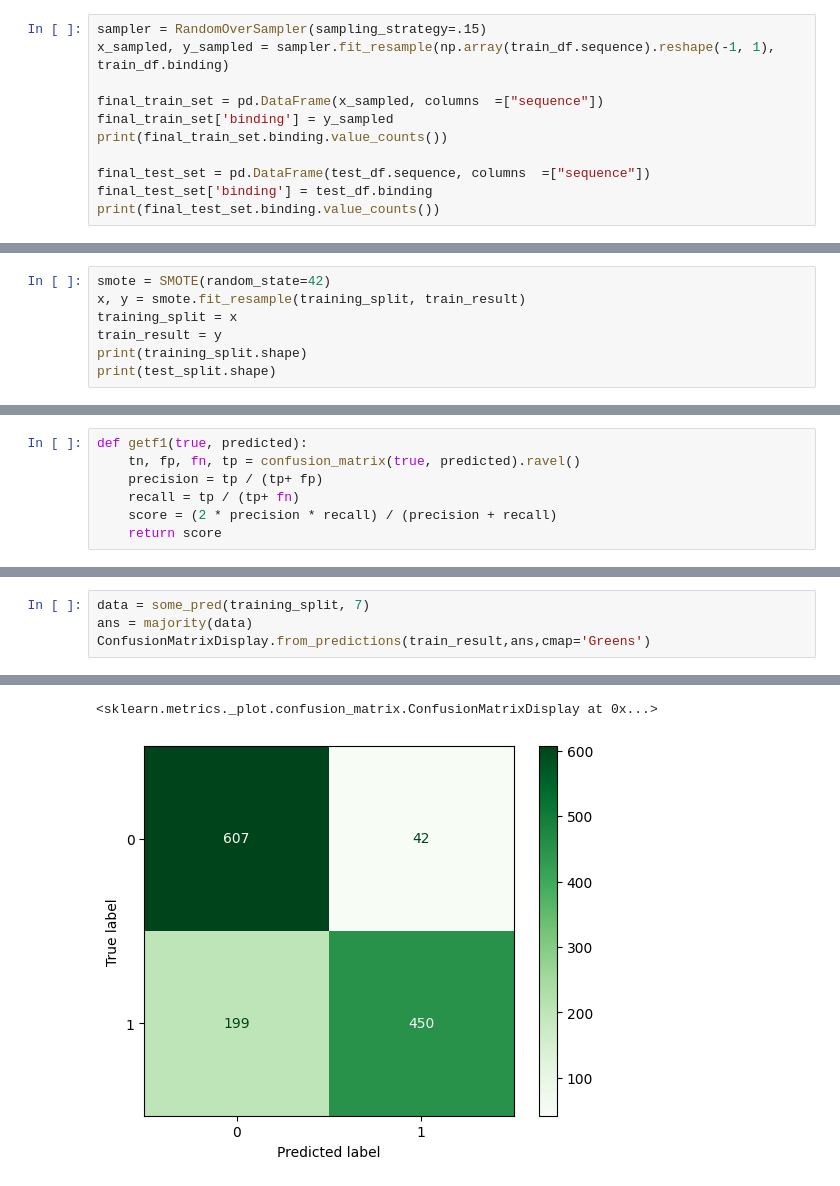
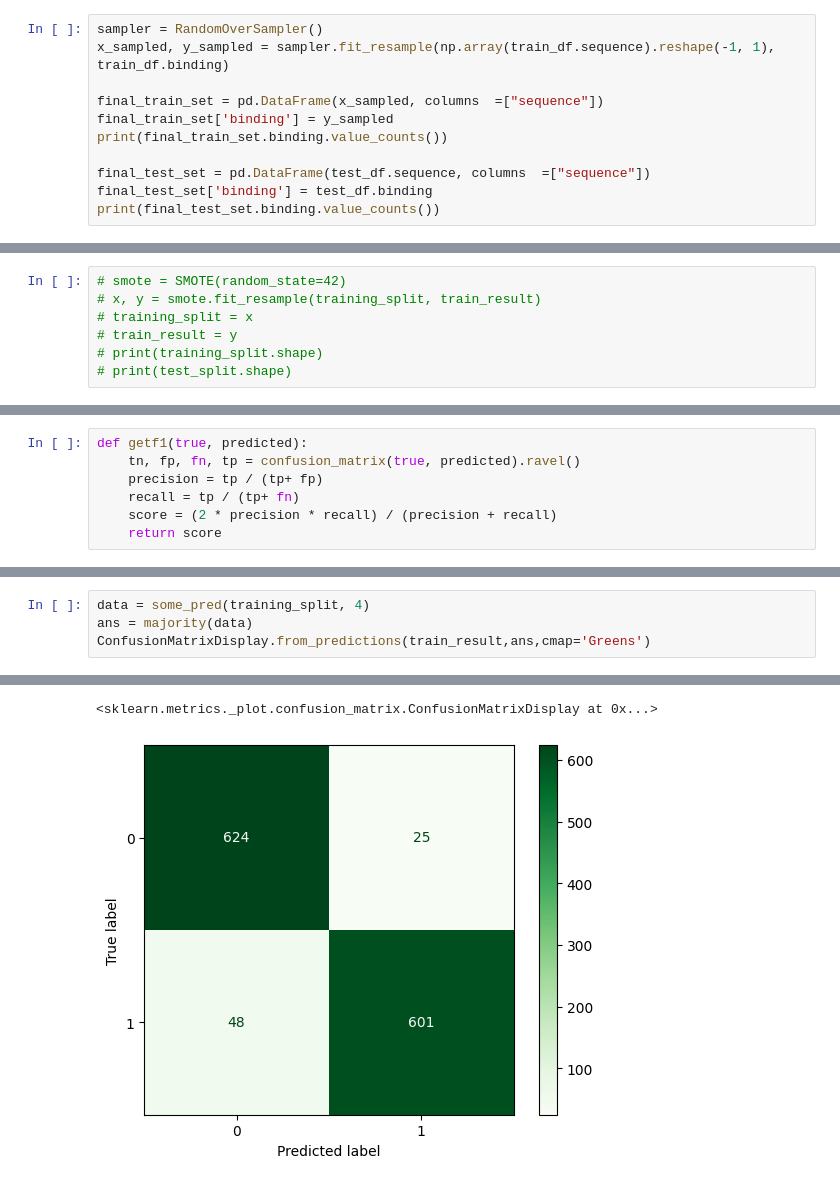
Before and after one commit to bhaba-ranjan/ada-boosting, a Jupyter notebook: boosting-ann.ipynb, the cells around one changed output, grey strips where cells are left out. Saved outputs shown, nothing was run; the diff lists cells and outputs as text.

```diff
--- a/boosting-ann.ipynb
+++ b/boosting-ann.ipynb
@@ -71,7 +71,7 @@ Name: binding, dtype: int64
 1    15
 Name: binding, dtype: int64
 # %%
-sampler = RandomOverSampler(sampling_strategy=.15)
+sampler = RandomOverSampler()
 x_sampled, y_sampled = sampler.fit_resample(np.array(train_df.sequence).reshape(-1, 1), train_df.binding)
 
 final_train_set = pd.DataFrame(x_sampled, columns  =["sequence"])
@@ -98,9 +98,9 @@ features = select_k_best_features(training_split,train_result,.30,vectorizer_bes
 vectorizer_best, training_split = return_binary_vectorized_form(final_train_set.sequence,features)
 test_split = vectorizer_best.transform(final_test_set.sequence).toarray()
 # %%
-smote = SMOTE(random_state=42)
-x, y = smote.fit_resample(training_split, train_result)
-training_split = x
-train_result = y
-print(training_split.shape)
-print(test_split.shape)
+# smote = SMOTE(random_state=42)
+# x, y = smote.fit_resample(training_split, train_result)
+# training_split = x
+# train_result = y
+# print(training_split.shape)
+# print(test_split.shape)
@@ -531,5 +539,5 @@ plt.plot(f1_test)
 # %%
-data = some_pred(training_split, 7)
+data = some_pred(training_split, 4)
 ans = majority(data)
 ConfusionMatrixDisplay.from_predictions(train_result,ans,cmap='Greens')
 # %% [output]
@@ -550,5 +552,5 @@ ConfusionMatrixDisplay.from_predictions(train_result,ans,cmap='Greens')
 <sklearn.metrics._plot.confusion_matrix.ConfusionMatrixDisplay at 0x...>
-[figure, old version]
+[figure, new version]
 # %%
 table_test = pd.read_table('./1663769555_8653905_test.txt', names=['sequence'])
 unlabeled_test = vectorizer_best.transform(table_test.sequence).toarray()
```
Also changed, not shown: parts of 14 cells of this notebook.
